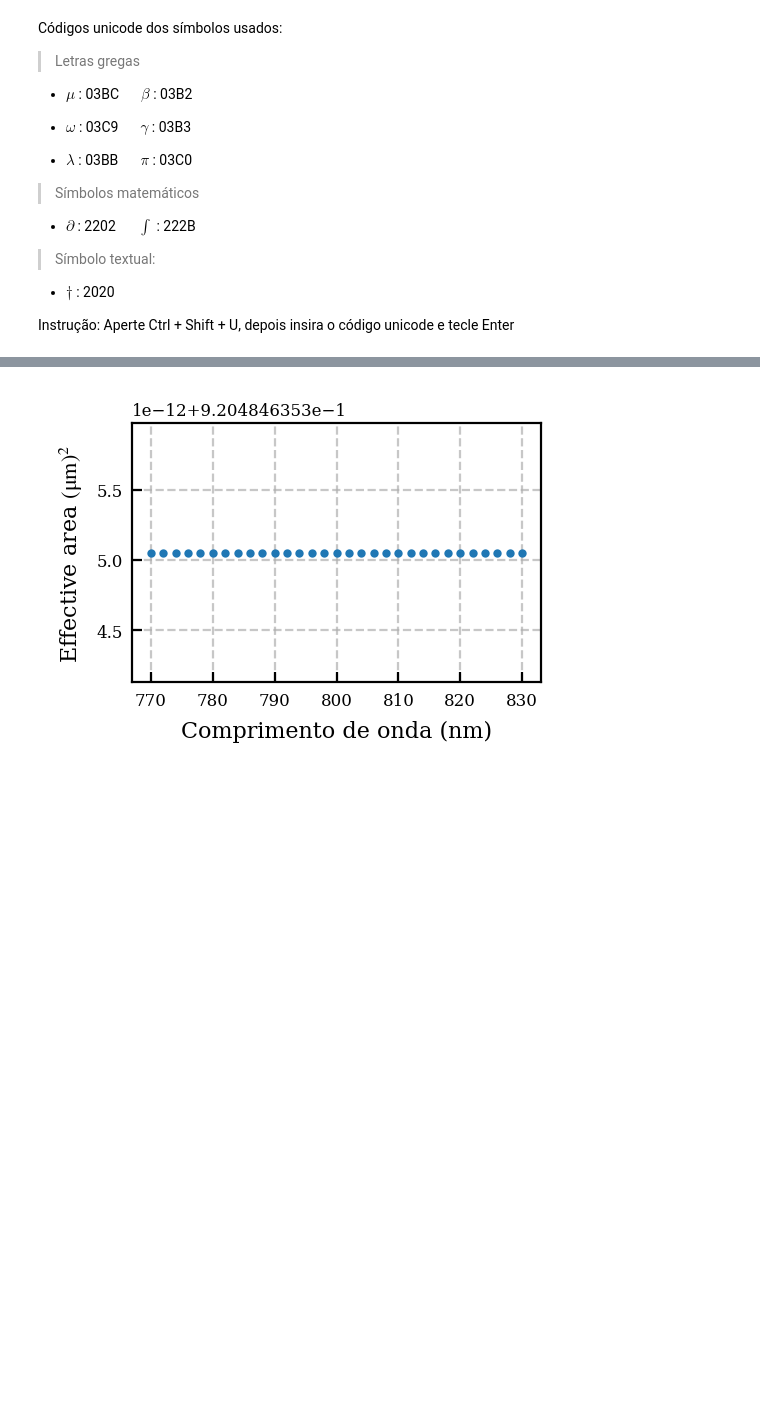
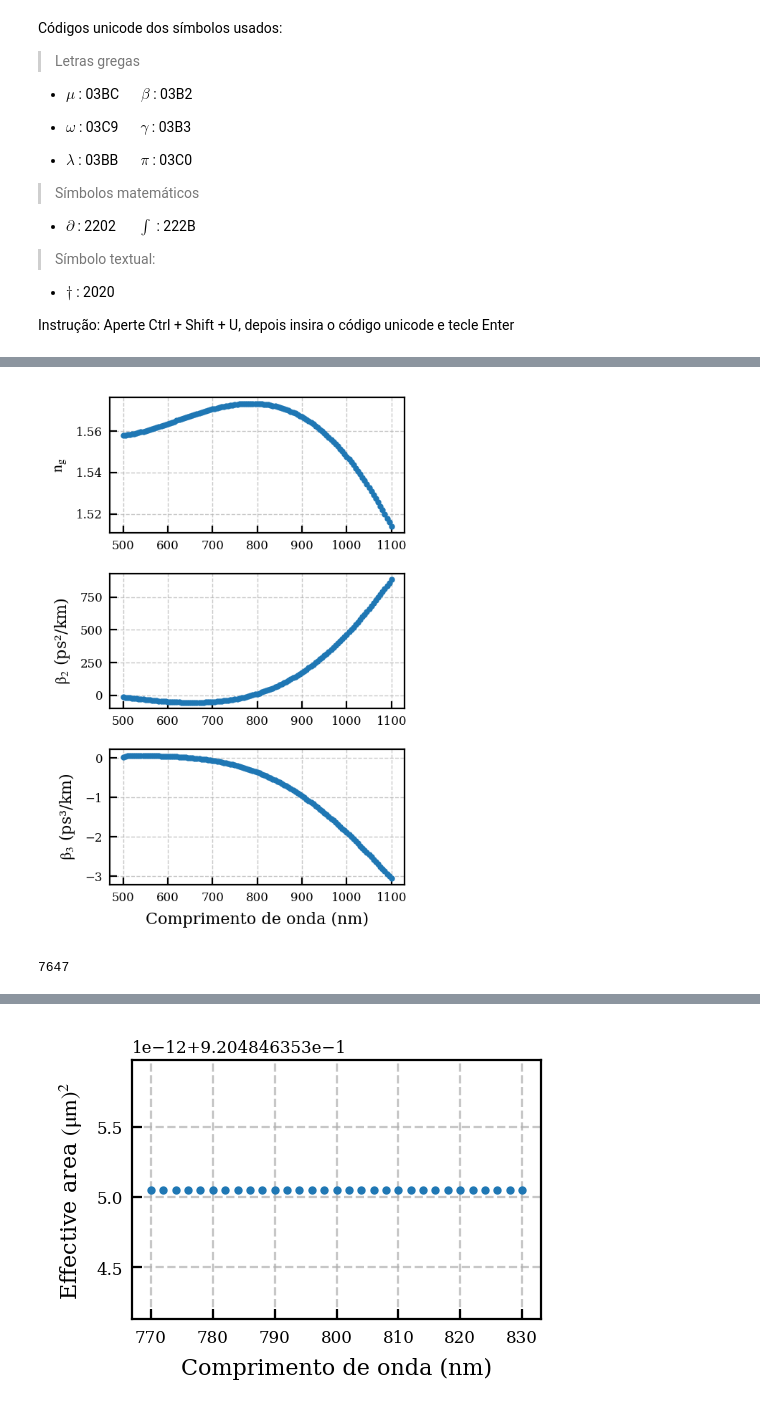
Before and after one commit to guttonm/FI254-projeto4, a Jupyter notebook: Nonlinearities/gamma.ipynb, the cells around one changed output, grey strips where cells are left out. Cells and saved outputs as stored; diff of their text form; code cells hidden in the pictures; blank space fills up the shorter version.

```diff
--- a/Nonlinearities/gamma.ipynb
+++ b/Nonlinearities/gamma.ipynb
@@ -130,3 +204,41 @@ gc.collect()
+# %%
+plt.close("Índice de grupo")
+fig, ax = plt.subplots(3, 1, num = 'Índice de grupo', figsize = (7.90354375/2*0.7,4), dpi = 200, clear = True)
+
+ax[0].plot(λ*1e9, # x-axis
+        c*β1_aval, # y-axis
+        '.', # Marker style
+        ms = 4 # Marker size
+        )
+
+ax[1].plot(λ*1e9, # x-axis
+        β2_aval*10**27, # y-axis
+        '.', # Marker style
+        ms = 4 # Marker size
+        )
+
+ax[2].plot(λ*1e9, # x-axis
+        β3_aval*λ/λ*10**39, # y-axis
+        '.', # Marker style
+        ms = 4 # Marker size
+        )
+
+ax[0].set_ylabel(r"$\mathrm{n_g}$")
+ax[1].set_ylabel(r"$\mathrm{\beta_2}$ (ps²/km)")
+ax[2].set_ylabel(r"$\mathrm{\beta_3}$ (ps³/km)")
+
+ax[-1].set_xlabel(r"Comprimento de onda (nm)")
+
+for axes in ax.flat:
+    axes.grid(True, which='both', linestyle='--', linewidth=0.5)
+
+
+plt.tight_layout()
+plt.show()
+gc.collect()
+# %% [output]
+[figure, added]
+7647
 # %%
 # Calculando índice de grupo (ng) a partir do índice efetivo (neff)
 ###############
```
Also changed, not shown: parts of 9 cells of this notebook.
